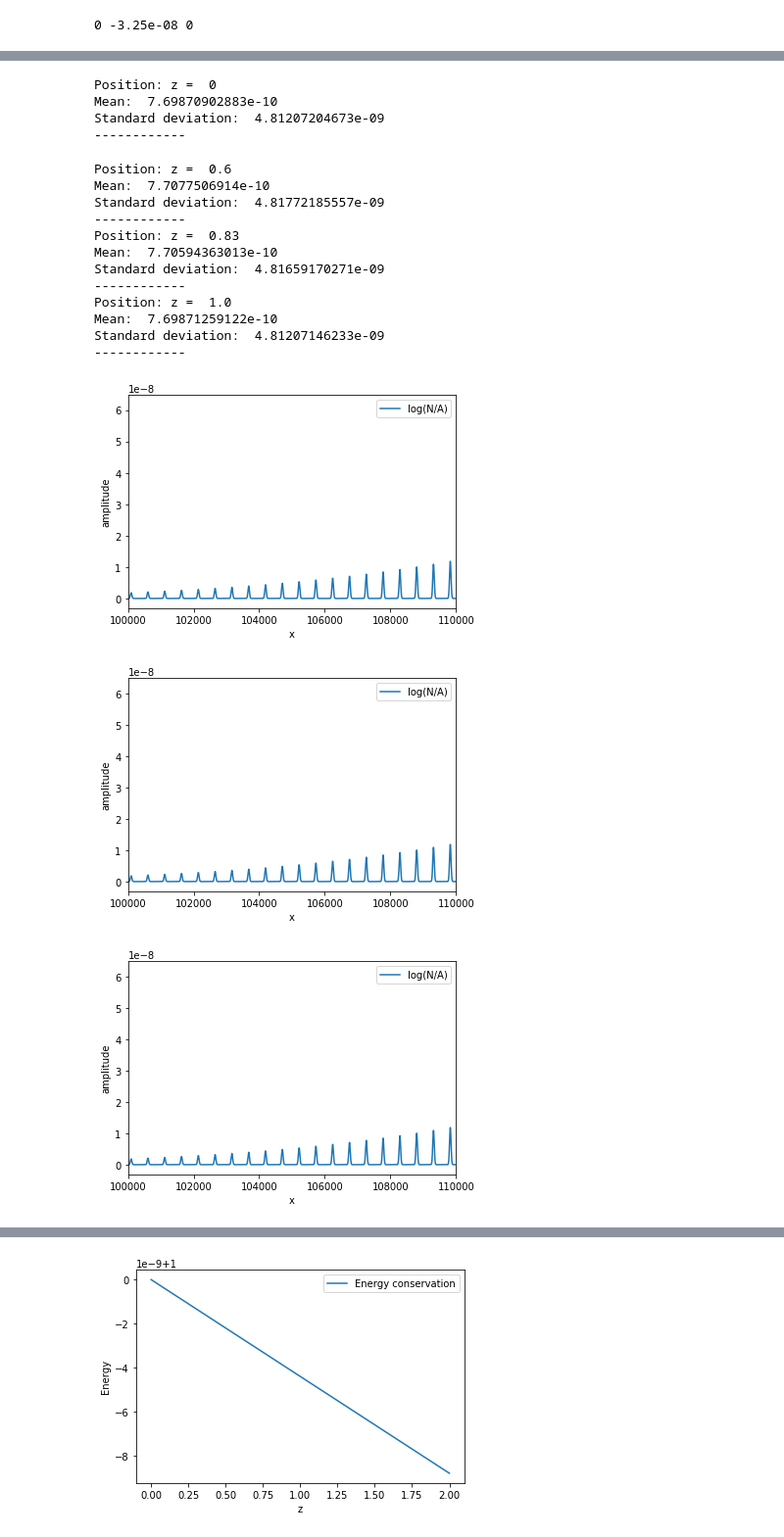
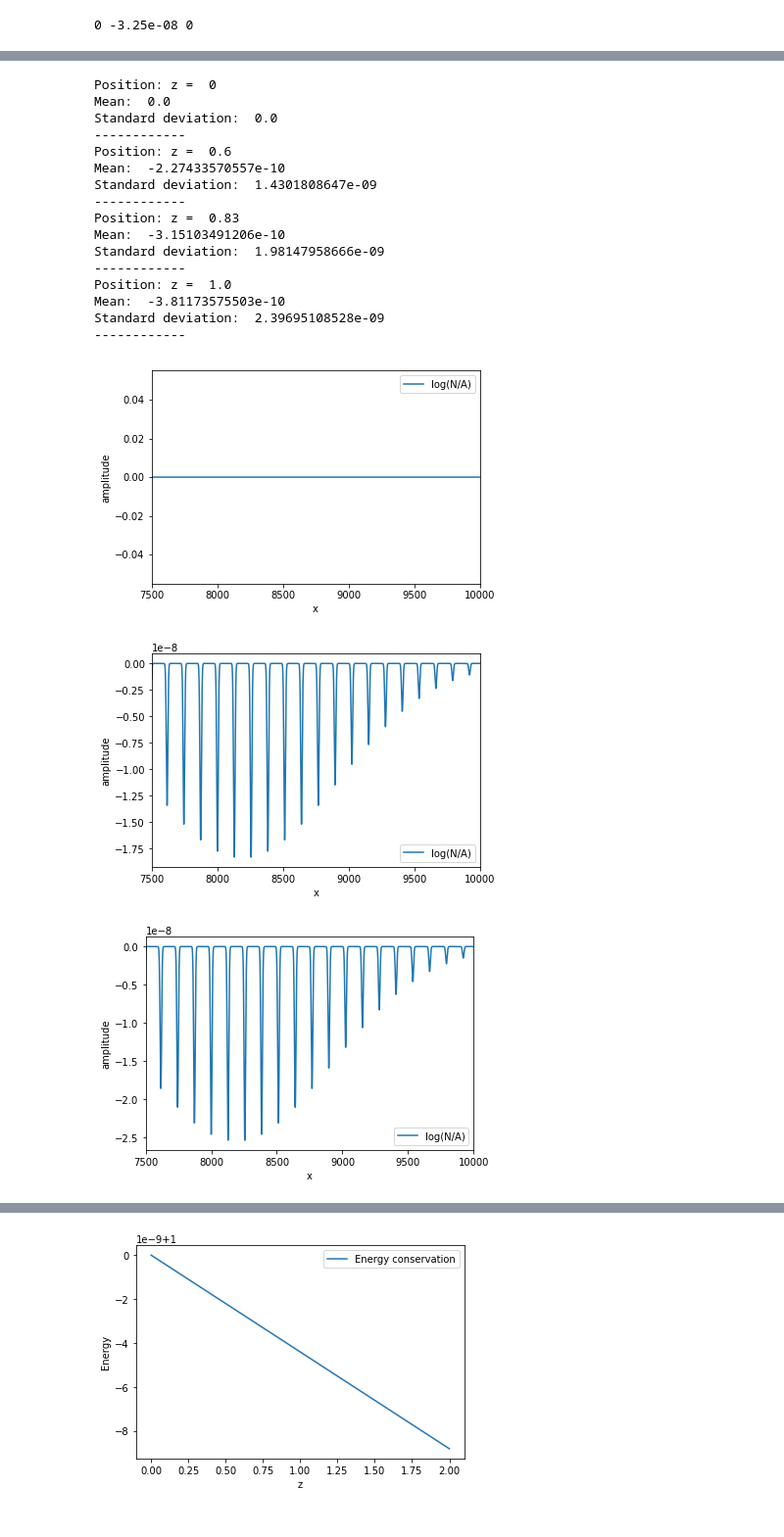
Before and after one commit to kimhong-chao/Project-PHY571, a Jupyter notebook: Design/Simul_laser_Beta_Normalised.ipynb, the cells around one changed output, grey strips where cells are left out. Shown at 98% size. Saved outputs shown, nothing was run; the diff lists cells and outputs as text; code cells hidden in the pictures.

```diff
--- a/Design/Simul_laser_Beta_Normalised.ipynb
+++ b/Design/Simul_laser_Beta_Normalised.ipynb
@@ -147,11 +147,11 @@ AMP = AMP*1e-8     #normaliser
 gauss = Gaussian(w0, AMP, x0)
 
 Lx = 1600*1e-6
-Nx = 256
+Nx = 64
 Ly = 1600*1e-6
-Ny = 256
+Ny = 64
 Lz = 2.0
-Nz = 512
+Nz = 600
 
 init_f = gauss
 
@@ -184,19 +184,11 @@ for i in [0, 0.004, 0.6, Lz-0.1]:
 [figure]
 [figure]
 [figure]
-# %%
-E0 = laser.matrix2[0]
-a0 = E0.real
-b0 = E0.imag
-K = 7
-def bet_real(z):
-    return (a0**(2 - 2*K) - 2*(K-1)*const2*(1 + (b0/a0)**2)**(1/2)*z)**(1/(2-2*K))
-
-def bet_imag(z):
-    return b0/a0*bet_real(z)
-
-def bet(z):
-    return (bet_real(z)**2 + bet_imag(z)**2)
+# %%
+I0 = laser.matrix[0]      #I0: I at z = 0
+K = 7
+def bet(z):
+    return I0/(1 + (K-1)*beta*I0**(K-1)*z)**(1/(K-1))
 # %%
 x = np.linspace(-Lx, Lx, 2*Nx)
 y = np.linspace(-Ly, Ly, 2*Ny)
@@ -261,38 +253,38 @@ Standard deviation:  4.81583772334e-09
 # %%
 for z in [0, 0.6, 0.83, Lz-1]:
     print("Position: z = ",  z)
     pic = int(z/laser.dz)
     A = (np.log(laser.matrix[pic]/bet(z))).flatten()
     #print(A.size)
     #print("Position: ", i*laser.dz)
     print("Mean: ", np.mean(A))
     print("Standard deviation: ", np.std(A))
     print("------------")
     x = np.linspace(0, 2*Nx*2*Ny, 2*Nx*2*Ny)
     fig, ax = plt.subplots()
     ax.plot(x, A, label = 'log(N/A)')
     ax.set_xlabel('x')
     ax.set_ylabel('amplitude')
-    plt.xlim(100000, 110000)
+    plt.xlim(7500, 10000)
     ax.legend()
     fig.show()
 # %% [output]
 Position: z =  0
-Mean:  7.69870902883e-10
-Standard deviation:  4.81207204673e-09
+Mean:  0.0
+Standard deviation:  0.0
 ------------
+Position: z =  0.6
+Mean:  -2.27433570557e-10
+Standard deviation:  1.4301808647e-09
+------------
+Position: z =  0.83
+Mean:  -3.15103491206e-10
+Standard deviation:  1.98147958666e-09
+------------
+Position: z =  1.0
+Mean:  -3.81173575503e-10
+Standard deviation:  2.39695108528e-09
+------------
-Position: z =  0.6
-Mean:  7.7077506914e-10
-Standard deviation:  4.81772185557e-09
-------------
-Position: z =  0.83
-Mean:  7.70594363013e-10
-Standard deviation:  4.81659170271e-09
-------------
-Position: z =  1.0
-Mean:  7.69871259122e-10
-Standard deviation:  4.81207146233e-09
-------------
-[figure, old version]
+[figure, new version]
-[figure, old version]
+[figure, new version]
-[figure, old version]
+[figure, new version]
```
Also changed, not shown: parts of 6 cells of this notebook, 4 other files.
